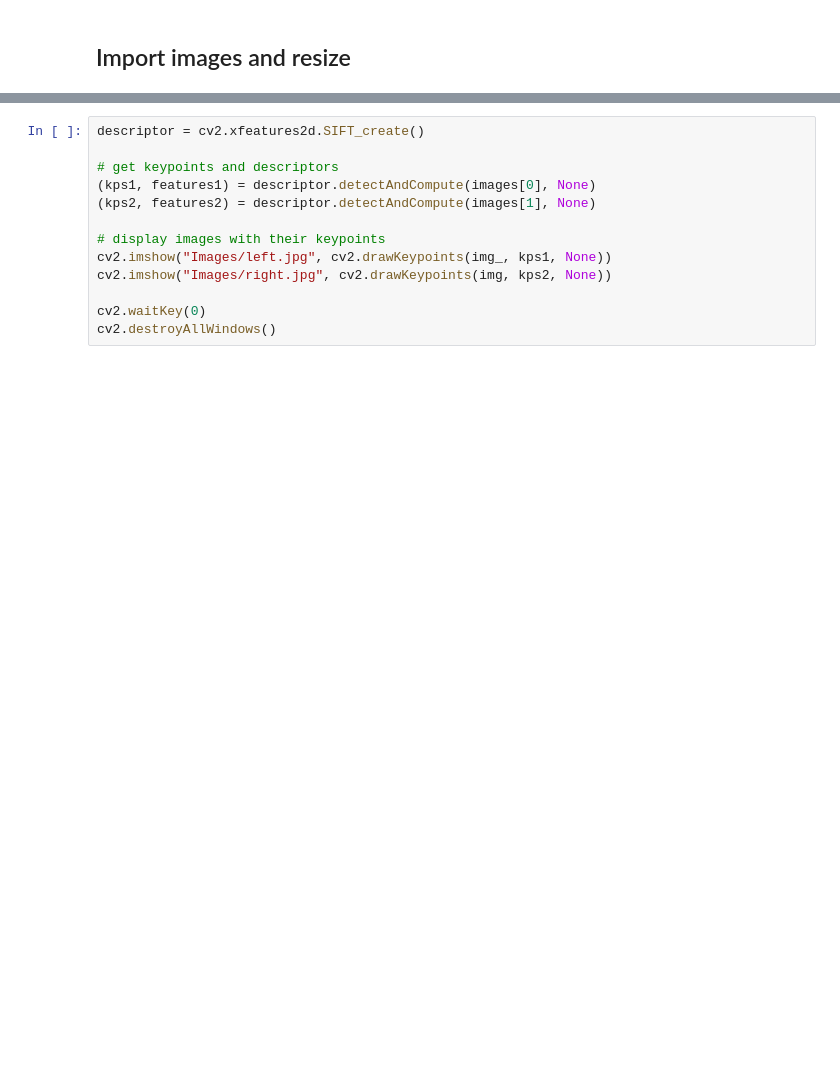
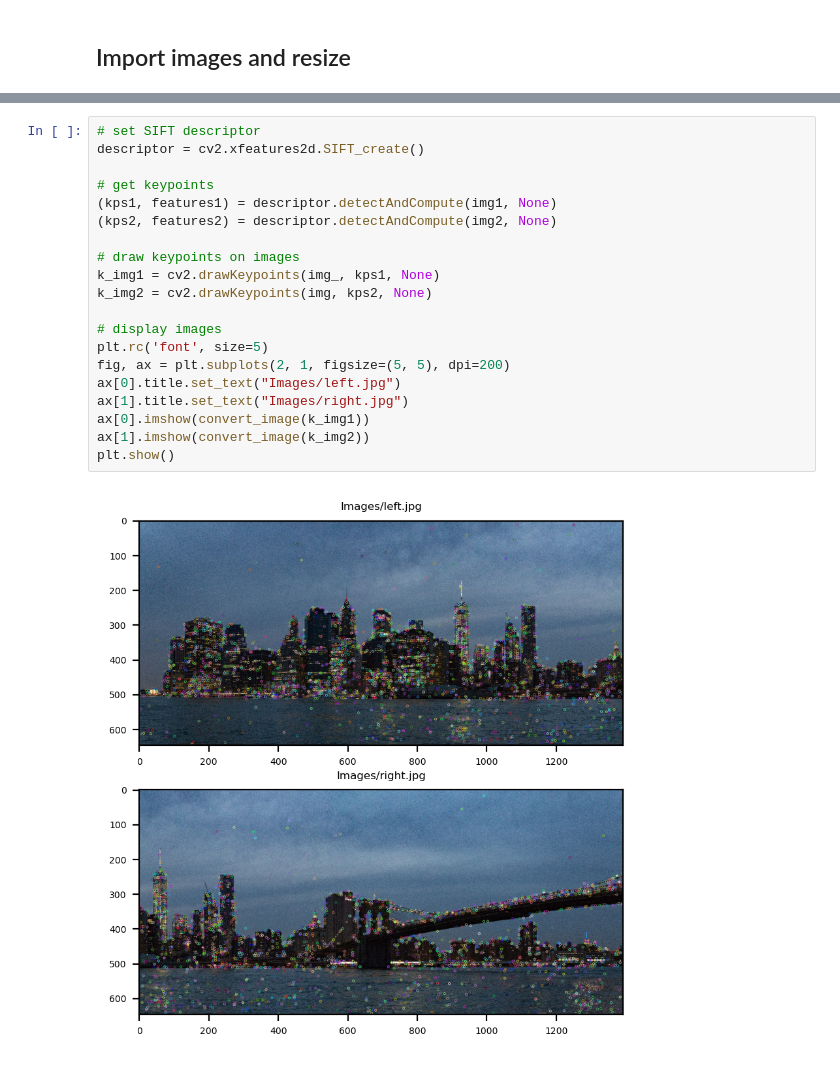
Before and after one commit to httpdaniel/PanoramaStitcher, a Jupyter notebook: PanoramaStitcher.ipynb, the cells around one changed output, grey strips where cells are left out. Drawn from its saved outputs; the diff is of its cells as text; blank space fills up the shorter version.

```diff
--- a/PanoramaStitcher.ipynb
+++ b/PanoramaStitcher.ipynb
@@ -39,13 +41,22 @@ plt.show()
-# %%
-descriptor = cv2.xfeatures2d.SIFT_create()
-
-# get keypoints and descriptors
-(kps1, features1) = descriptor.detectAndCompute(images[0], None)
-(kps2, features2) = descriptor.detectAndCompute(images[1], None)
-
-# display images with their keypoints
-cv2.imshow("Images/left.jpg", cv2.drawKeypoints(img_, kps1, None))
-cv2.imshow("Images/right.jpg", cv2.drawKeypoints(img, kps2, None))
-
-cv2.waitKey(0)
-cv2.destroyAllWindows()
+# %%
+# set SIFT descriptor
+descriptor = cv2.xfeatures2d.SIFT_create()
+
+# get keypoints
+(kps1, features1) = descriptor.detectAndCompute(img1, None)
+(kps2, features2) = descriptor.detectAndCompute(img2, None)
+
+# draw keypoints on images
+k_img1 = cv2.drawKeypoints(img_, kps1, None)
+k_img2 = cv2.drawKeypoints(img, kps2, None)
+
+# display images
+plt.rc('font', size=5)
+fig, ax = plt.subplots(2, 1, figsize=(5, 5), dpi=200)
+ax[0].title.set_text("Images/left.jpg")
+ax[1].title.set_text("Images/right.jpg")
+ax[0].imshow(convert_image(k_img1))
+ax[1].imshow(convert_image(k_img2))
+plt.show()
+# %% [output]
+[figure, added]
```
Also changed, not shown: parts of 4 cells of this notebook.
